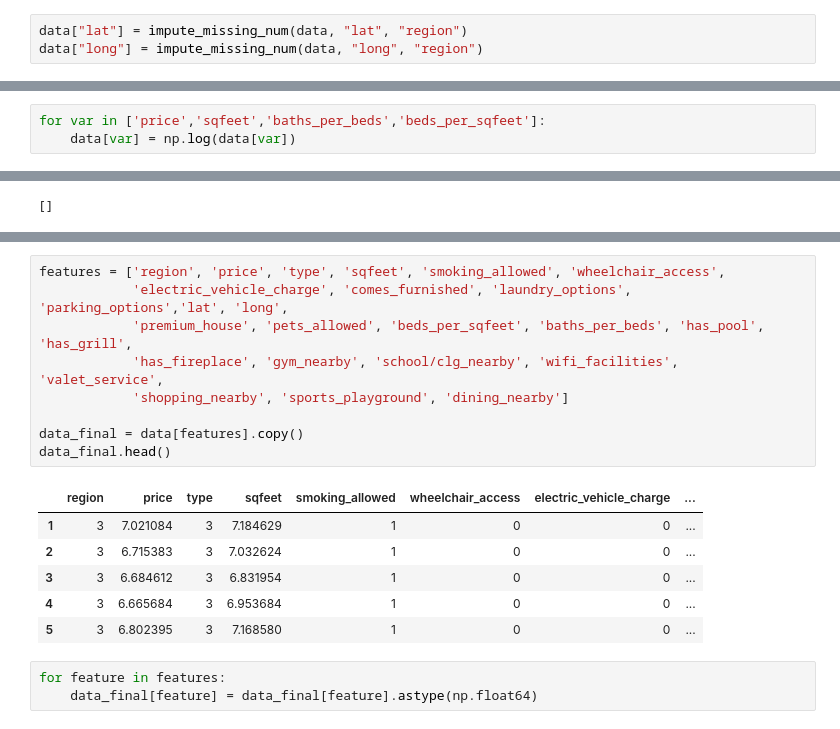
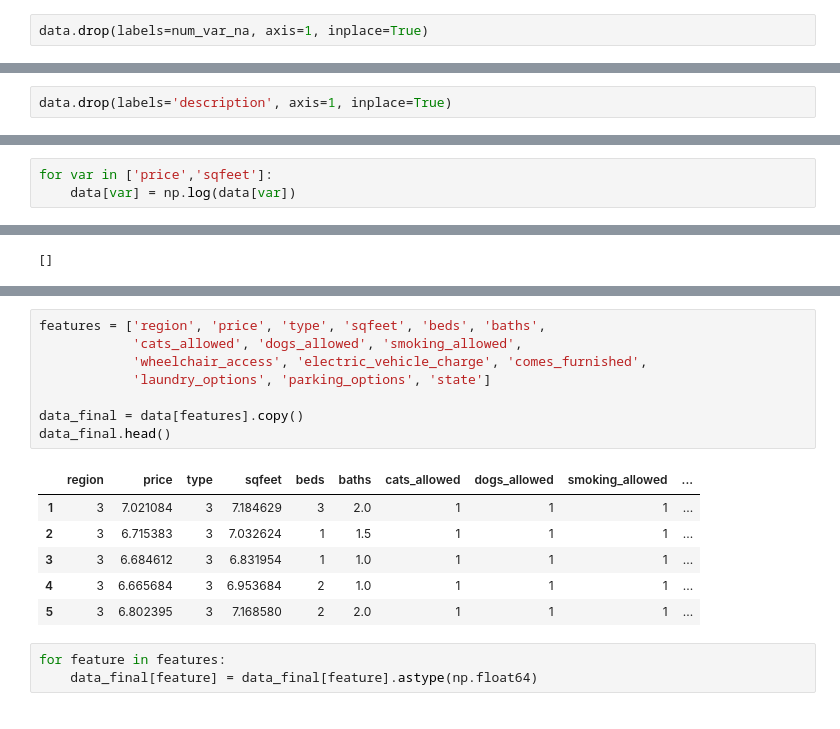
Before and after one commit to rekib0023/House-Rent-Prediction-Pipeline-Overview, a Jupyter notebook: Step-2 Feature Engineering.ipynb, the cells around one changed output, grey strips where cells are left out. Saved outputs shown, nothing was run; the diff lists cells and outputs as text.

```diff
--- a/Step-2 Feature Engineering.ipynb
+++ b/Step-2 Feature Engineering.ipynb
@@ -195,5 +138,4 @@ def impute_missing_num(data, var, meanof):
-# %%
-data["lat"] = impute_missing_num(data, "lat", "region")
-data["long"] = impute_missing_num(data, "long", "region")
+# %%
+data.drop(labels=num_var_na, axis=1, inplace=True)
 # %% [markdown]
 Is there any remaining missing value ?
@@ -200,3 +151,5 @@ Is there any remaining missing value ?
+# %%
+data.drop(labels='description', axis=1, inplace=True)
 # %%
 #Check remaining missing values if any
 all_data_na = (data.isnull().sum() / len(data)) * 100
@@ -214,7 +167,7 @@ data.shape
 
 We will log transform the positive numerical variables in order to get a more Gaussian-like distribution. This tends to help Linear machine learning models.
 # %%
-for var in ['price','sqfeet','baths_per_beds','beds_per_sqfeet']:
+for var in ['price','sqfeet']:
     data[var] = np.log(data[var])
 # %%
 # check that data set does not contain null values in the engineered variables
@@ -302,20 +251,19 @@ Index(['id', 'url', 'region', 'region_url', 'price', 'type', 'sqfeet', 'beds',
       dtype='object')
 # %%
-features = ['region', 'price', 'type', 'sqfeet', 'smoking_allowed', 'wheelchair_access',
-            'electric_vehicle_charge', 'comes_furnished', 'laundry_options', 'parking_options','lat', 'long',
-            'premium_house', 'pets_allowed', 'beds_per_sqfeet', 'baths_per_beds', 'has_pool', 'has_grill',
-            'has_fireplace', 'gym_nearby', 'school/clg_nearby', 'wifi_facilities', 'valet_service',
-            'shopping_nearby', 'sports_playground', 'dining_nearby']
+features = ['region', 'price', 'type', 'sqfeet', 'beds', 'baths',
+            'cats_allowed', 'dogs_allowed', 'smoking_allowed',
+            'wheelchair_access', 'electric_vehicle_charge', 'comes_furnished',
+            'laundry_options', 'parking_options', 'state']
 
 data_final = data[features].copy()
 data_final.head()
 # %% [output]
-|  | region | price | type | sqfeet | smoking_allowed | wheelchair_access | electric_vehicle_charge | ... |
-| 1 | 3 | 7.021084 | 3 | 7.184629 | 1 | 0 | 0 | ... |
-| 2 | 3 | 6.715383 | 3 | 7.032624 | 1 | 0 | 0 | ... |
-| 3 | 3 | 6.684612 | 3 | 6.831954 | 1 | 0 | 0 | ... |
-| 4 | 3 | 6.665684 | 3 | 6.953684 | 1 | 0 | 0 | ... |
-| 5 | 3 | 6.802395 | 3 | 7.168580 | 1 | 0 | 0 | ... |
+|  | region | price | type | sqfeet | beds | baths | cats_allowed | dogs_allowed | smoking_allowed | ... |
+| 1 | 3 | 7.021084 | 3 | 7.184629 | 3 | 2.0 | 1 | 1 | 1 | ... |
+| 2 | 3 | 6.715383 | 3 | 7.032624 | 1 | 1.5 | 1 | 1 | 1 | ... |
+| 3 | 3 | 6.684612 | 3 | 6.831954 | 1 | 1.0 | 1 | 1 | 1 | ... |
+| 4 | 3 | 6.665684 | 3 | 6.953684 | 2 | 1.0 | 1 | 1 | 1 | ... |
+| 5 | 3 | 6.802395 | 3 | 7.168580 | 2 | 2.0 | 1 | 1 | 1 | ... |
 # %%
 for feature in features:
     data_final[feature] = data_final[feature].astype(np.float64)
```
Also changed, not shown: parts of 29 cells of this notebook.
